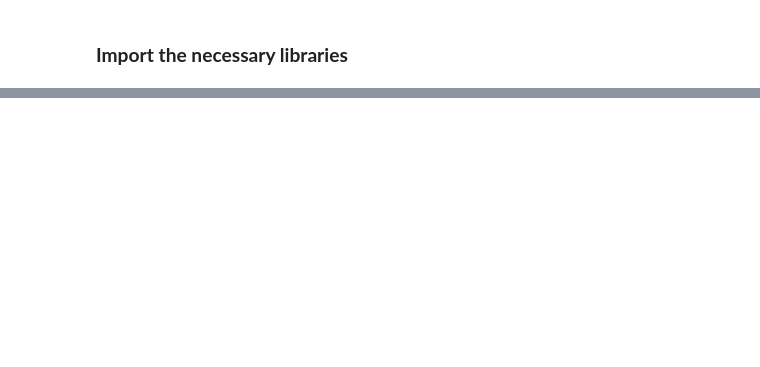
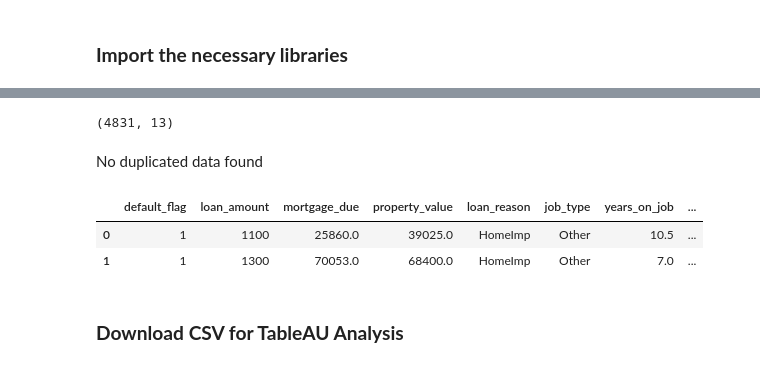
Before and after one commit to Alfredo2212/credit_risk-240625, a Jupyter notebook: credit_risk_240625.ipynb, the cells around one changed output, grey strips where cells are left out. Cells and saved outputs as stored; diff of their text form; code cells hidden in the pictures; blank space fills up the shorter version.

Commit message:
Clean dataset for Tableau: handled nulls, removed duplicates, renamed columns, export as CSV

```diff
--- a/credit_risk_240625.ipynb
+++ b/credit_risk_240625.ipynb
@@ -37,0 +103,18 @@ df.head()
+# %%
+# Impute mean for DEBTINC and CLNO
+df['DEBTINC'].fillna(df['DEBTINC'].mean(), inplace=True)
+df['CLNO'].fillna(df['CLNO'].mean(), inplace=True)
+
+# Impute median for MORTDUE and VALUE
+df['MORTDUE'].fillna(df['MORTDUE'].median(), inplace=True)
+df['VALUE'].fillna(df['VALUE'].median(), inplace=True)
+
+# Impute mode for DEROG and DELINQ
+df['DEROG'].fillna(0, inplace=True)
+df['DELINQ'].fillna(0, inplace=True)
+
+# Drop the rest null values
+df.dropna(inplace=True)
+
+# Check result
+df.info()
@@ -37,0 +142,33 @@ df.head()
+# %%
+# Check for duplicates
+df.drop_duplicates(inplace=True)
+df.shape
+# %% [output]
+(4831, 13)
+# %% [markdown]
+No duplicated data found
+# %%
+# Rename the variables for better visualization and report
+df.rename(columns={
+    'BAD': 'default_flag',
+    'LOAN': 'loan_amount',
+    'MORTDUE': 'mortgage_due',
+    'VALUE': 'property_value',
+    'REASON': 'loan_reason',
+    'JOB': 'job_type',
+    'YOJ': 'years_on_job',
+    'DEROG': 'derogatory_reports',
+    'DELINQ': 'delinquent_credit',
+    'CLAGE': 'oldest_credit_line',
+    'NINQ': 'recent_credit_inquiries',
+    'CLNO': 'open_credit_lines',
+    'DEBTINC': 'debt_income_ratio'
+}, inplace = True)
+
+df.head(2)
+# %% [output]
+|  | default_flag | loan_amount | mortgage_due | property_value | loan_reason | job_type | years_on_job | ... |
+| 0 | 1 | 1100 | 25860.0 | 39025.0 | HomeImp | Other | 10.5 | ... |
+| 1 | 1 | 1300 | 70053.0 | 68400.0 | HomeImp | Other | 7.0 | ... |
+# %% [markdown]
+### **Download CSV for TableAU Analysis**
```
Also changed, not shown: parts of 10 cells of this notebook.
